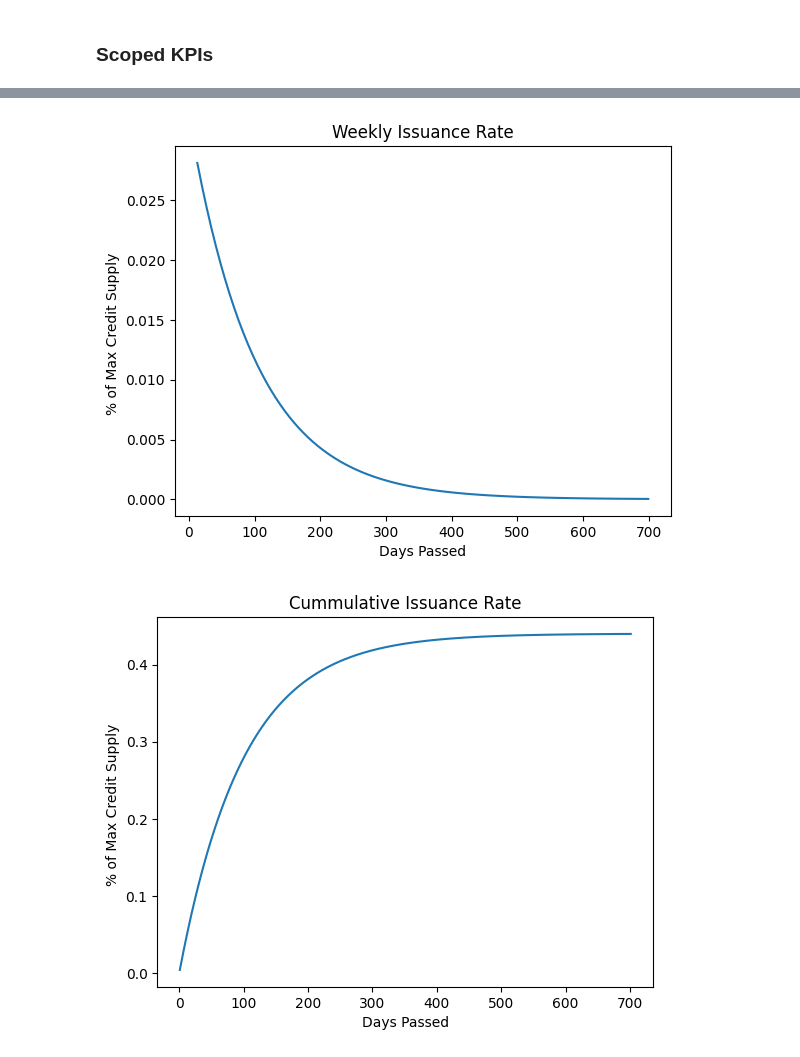
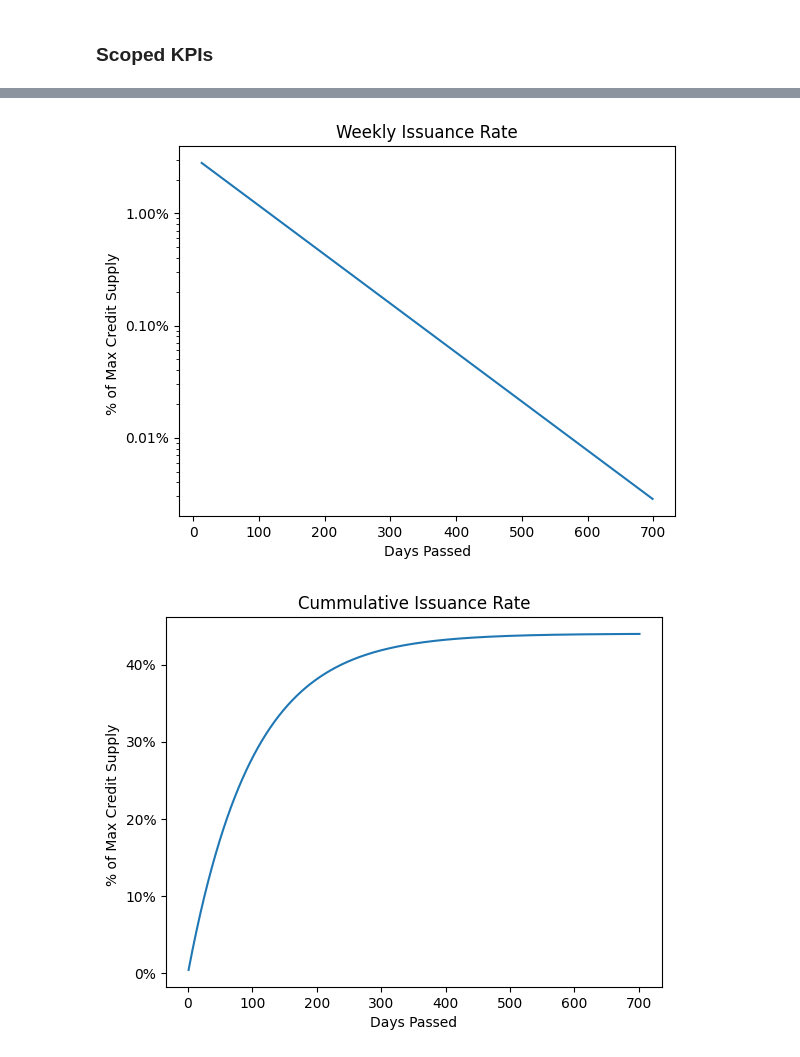
Before and after one commit to BlockScience/subspace, a Jupyter notebook: notebooks/sanity_check.ipynb, the cells around one changed output, grey strips where cells are left out. Saved outputs shown, nothing was run; the diff lists cells and outputs as text; code cells hidden in the pictures.

```diff
--- a/notebooks/sanity_check.ipynb
+++ b/notebooks/sanity_check.ipynb
@@ -56,0 +29,3 @@ Total execution time: 0.52s
+# %%
+from subspace_model.experiment import sanity_check_run
+sim_df = sanity_check_run()
@@ -220,26 +212,28 @@ plt.show()
 # %%
 n = 7
 s = fig_df.reward_issuance_balance.diff() * -1.0
 s /= fig_df.max_credit_supply
 s = s.rolling(n).sum()[n-1::n]
 
-s.plot(x='days_passed', y='reward_issuance_balance')
+ax = s.plot(x='days_passed', y='reward_issuance_balance', logy=True)
 plt.title("Weekly Issuance Rate")
 plt.xlabel('Days Passed')
 plt.ylabel('% of Max Credit Supply ')
+ax.yaxis.set_major_formatter(FuncFormatter(lambda y, _: '{:.2%}'.format(y)))
 plt.show()
 # %% [output]
-[figure, old version]
+[figure, new version]
 # %%
 n = 7
 s = fig_df.reward_issuance_balance.diff() * -1.0
 s /= fig_df.max_credit_supply
 s = s.cumsum()
 
-s.plot(x='days_passed', y='reward_issuance_balance')
+ax = s.plot(x='days_passed', y='reward_issuance_balance')
 plt.title("Cummulative Issuance Rate")
 plt.xlabel('Days Passed')
 plt.ylabel('% of Max Credit Supply ')
+ax.yaxis.set_major_formatter(FuncFormatter(lambda y, _: '{:.0%}'.format(y)))
 plt.show()
 # %% [output]
-[figure, old version]
+[figure, new version]
```
Also changed, not shown: parts of 17 cells of this notebook, 2 other files.
